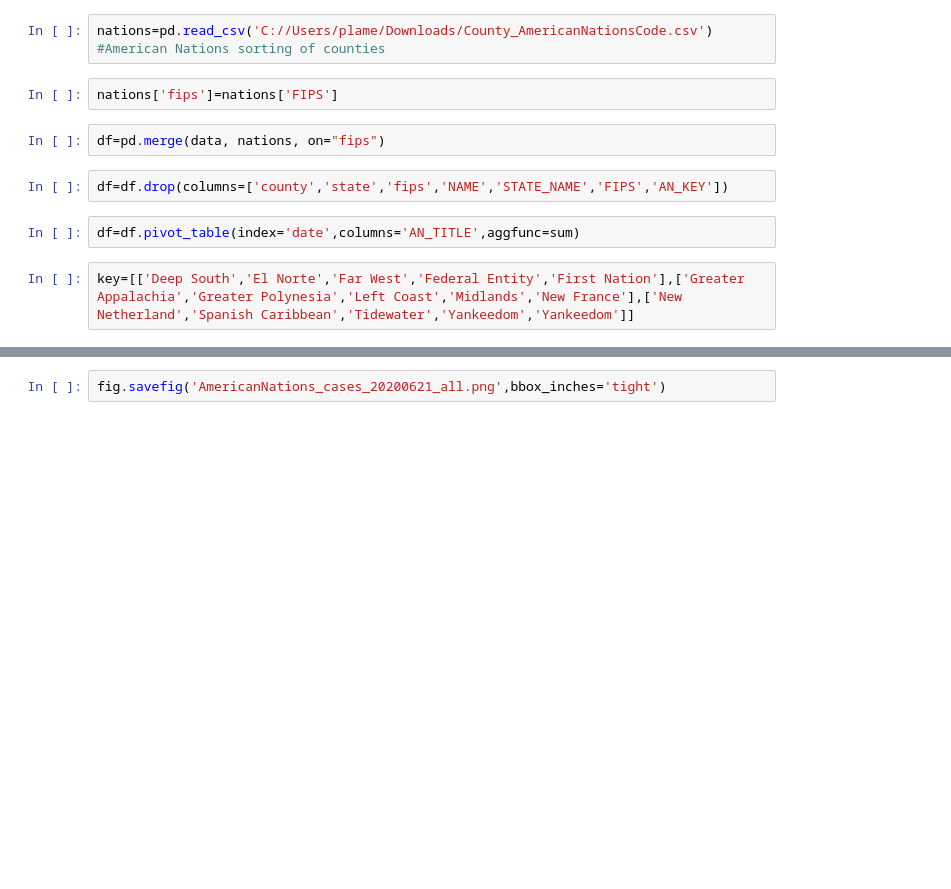
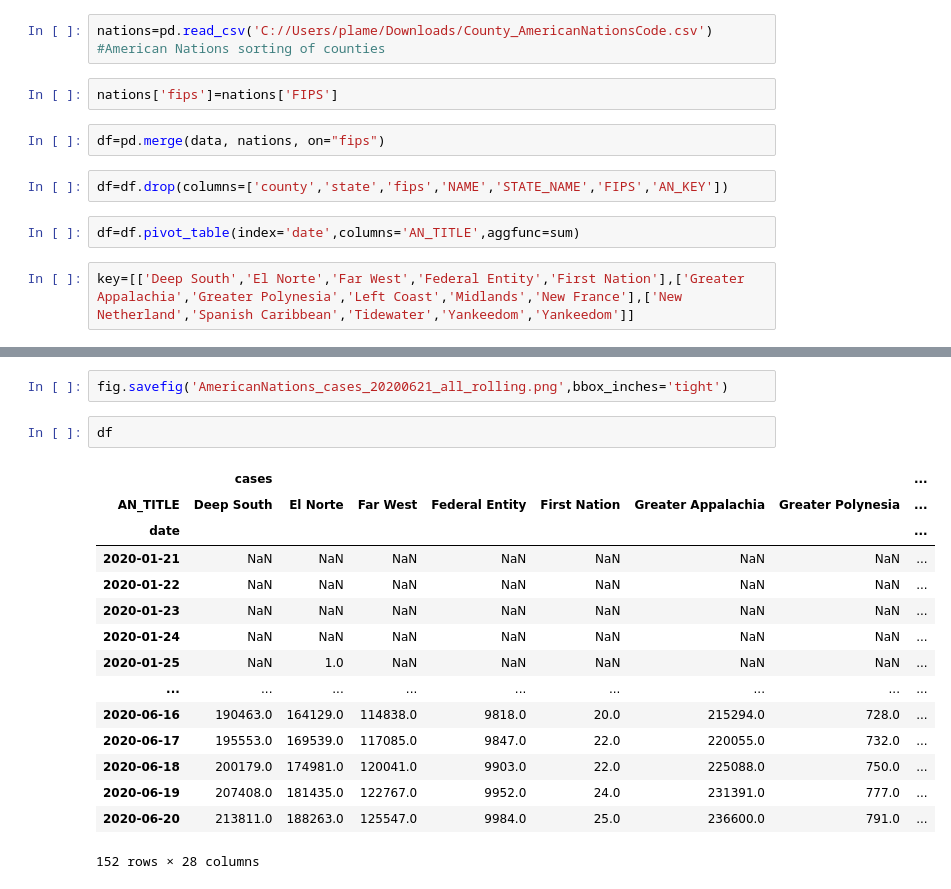
Before and after one commit to Plamen0606/Covid-19, a Jupyter notebook: Covid-19 Plots_AmericanNations.ipynb, the cells around one changed output, grey strips where cells are left out. Cells and saved outputs as stored; diff of their text form; blank space fills up the shorter version.

```diff
--- a/Covid-19 Plots_AmericanNations.ipynb
+++ b/Covid-19 Plots_AmericanNations.ipynb
@@ -94,2 +116,20 @@ plt.show()
 # %%
-fig.savefig('AmericanNations_cases_20200621_all.png',bbox_inches='tight')
+fig.savefig('AmericanNations_cases_20200621_all_rolling.png',bbox_inches='tight')
+# %%
+df
+# %% [output]
+|  | cases |  |  |  |  |  |  | ... |
+| AN_TITLE | Deep South | El Norte | Far West | Federal Entity | First Nation | Greater Appalachia | Greater Polynesia | ... |
+| date |  |  |  |  |  |  |  | ... |
+| 2020-01-21 | NaN | NaN | NaN | NaN | NaN | NaN | NaN | ... |
+| 2020-01-22 | NaN | NaN | NaN | NaN | NaN | NaN | NaN | ... |
+| 2020-01-23 | NaN | NaN | NaN | NaN | NaN | NaN | NaN | ... |
+| 2020-01-24 | NaN | NaN | NaN | NaN | NaN | NaN | NaN | ... |
+| 2020-01-25 | NaN | 1.0 | NaN | NaN | NaN | NaN | NaN | ... |
+| ... | ... | ... | ... | ... | ... | ... | ... | ... |
+| 2020-06-16 | 190463.0 | 164129.0 | 114838.0 | 9818.0 | 20.0 | 215294.0 | 728.0 | ... |
+| 2020-06-17 | 195553.0 | 169539.0 | 117085.0 | 9847.0 | 22.0 | 220055.0 | 732.0 | ... |
+| 2020-06-18 | 200179.0 | 174981.0 | 120041.0 | 9903.0 | 22.0 | 225088.0 | 750.0 | ... |
+| 2020-06-19 | 207408.0 | 181435.0 | 122767.0 | 9952.0 | 24.0 | 231391.0 | 777.0 | ... |
+| 2020-06-20 | 213811.0 | 188263.0 | 125547.0 | 9984.0 | 25.0 | 236600.0 | 791.0 | ... |
+152 rows × 28 columns
```
Also changed, not shown: parts of 4 cells of this notebook, 2 other files.
